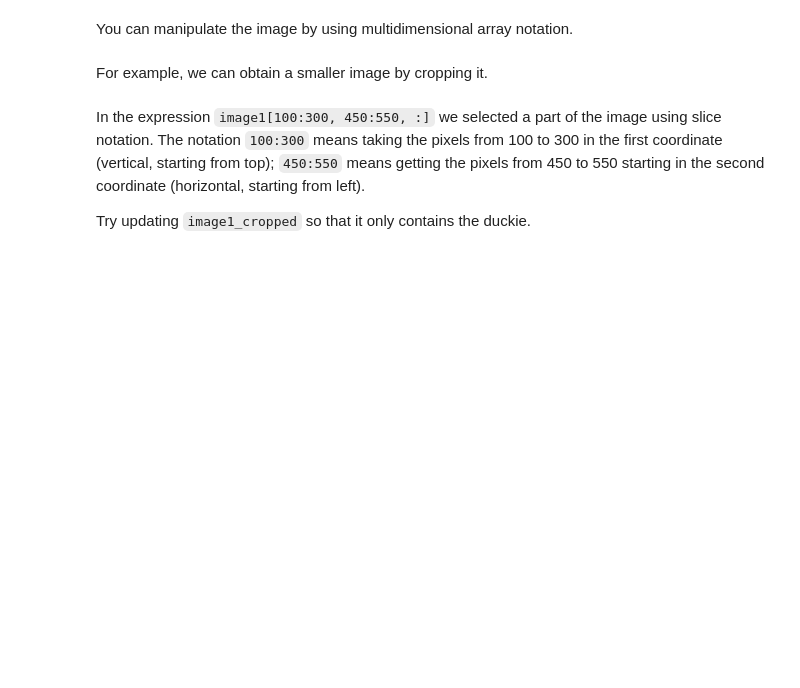
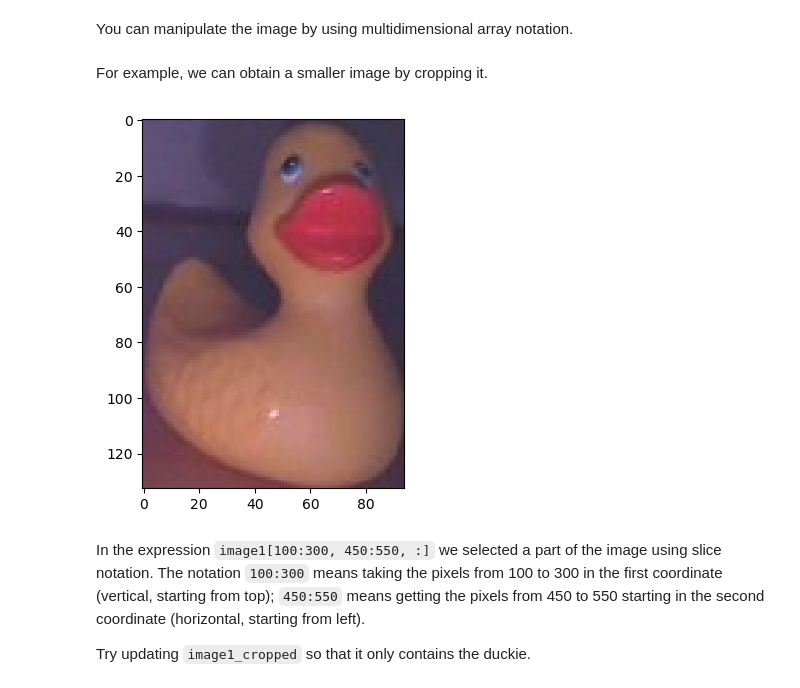
Before and after one commit to gagescottanthony/duckietown-lx, a Jupyter notebook: braitenberg/notebooks/01-Image-Manipulation/braitenberg01.ipynb, the cells around one changed output. Drawn from its saved outputs; the diff is of its cells as text; code cells hidden in the pictures; blank space fills up the shorter version.

```diff
--- a/braitenberg/notebooks/01-Image-Manipulation/braitenberg01.ipynb
+++ b/braitenberg/notebooks/01-Image-Manipulation/braitenberg01.ipynb
@@ -54,8 +66,10 @@ You can manipulate the image by using multidimensional array notation.
 # %% [markdown]
 For example, we can obtain a smaller image by cropping it.
 # %%
-image1_cropped = image1[100:300, 450:550, :]
+image1_cropped = image1[151:284, 455:549, :]
 plt.imshow(image1_cropped);
+# %% [output]
+[figure, added]
 # %% [markdown]
 In the expression `image1[100:300, 450:550, :]` we selected a part of the image using slice notation. The notation `100:300` means taking the pixels from 100 to 300 in the first coordinate (vertical, starting from top); `450:550` means getting the pixels from 450 to 550 starting in the second coordinate (horizontal, starting from left).
 
```
Also changed, not shown: parts of 10 cells of this notebook, 3 other files.
